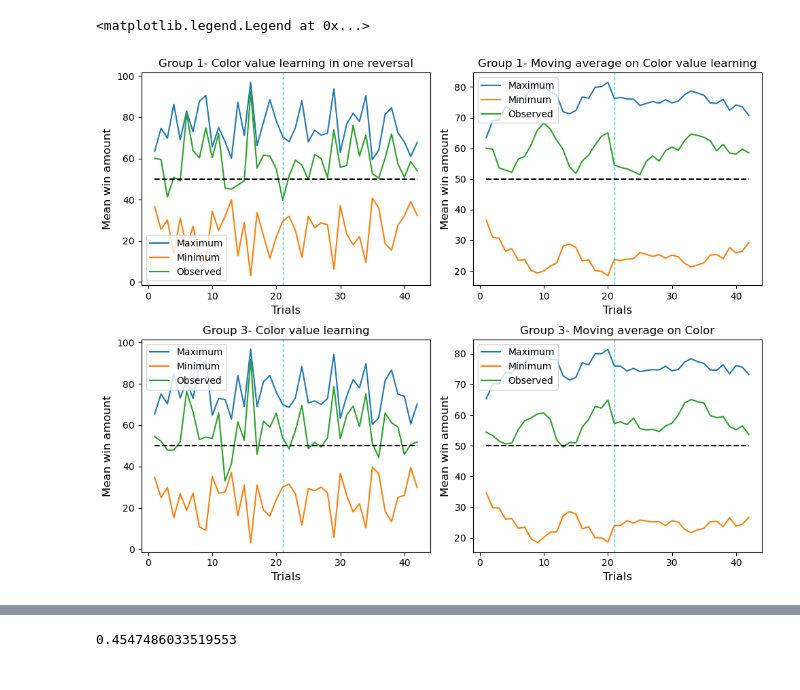
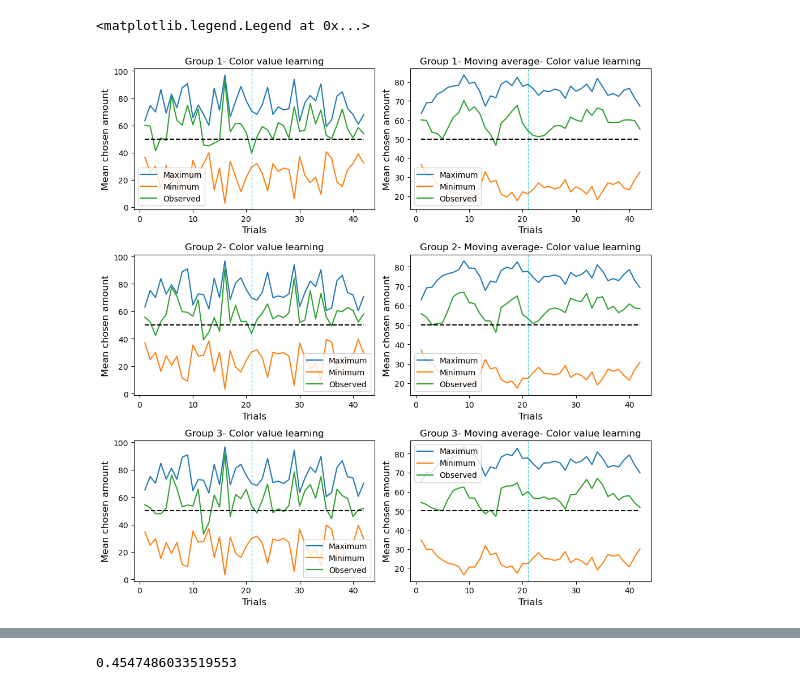
Before and after one commit to AGhaderi/ActStimRL, a Jupyter notebook: proceture/plot_amount_across_trial.ipynb, the cells around one changed output, grey strips where cells are left out. Saved outputs shown, nothing was run; the diff lists cells and outputs as text; code cells hidden in the pictures.

Commit message:
Choice point proportion plots

```diff
--- a/proceture/plot_amount_across_trial.ipynb
+++ b/proceture/plot_amount_across_trial.ipynb
@@ -204,57 +105,122 @@ mean_3_g3 = behAllCond_winAmtMin_chosedWinAmt_mean[behAllCond_winAmtMin_chosedWi
 windows_mean_3_g3 = mean_3_g3.rolling(window=window_size, min_periods=1)
 moving_averages_mean_3_g3 = windows_mean_3_g3.mean()
 # %%
-fig = plt.figure(figsize=(10,8), tight_layout=True)
-row = 2
+fig = plt.figure(figsize=(10,10), tight_layout=True)
+row = 3
 column = 2
 
 fig.add_subplot(row, column, 1)
 plt.plot(x_1_g1, mean_1_g1)
 plt.plot(x_2_g1, mean_2_g1)
 plt.plot(x_3_g1, mean_3_g1)
-plt.axvline(x = 21, color='c', linestyle='--', linewidth=1, alpha=.7)
+if reverse==21:
+    plt.axvline(x = 21, color='c', linestyle='--', linewidth=1, alpha=.7)
+else:
+    plt.axvline(x = 14, color='c', linestyle='--', linewidth=1, alpha=.7)
+    plt.axvline(x = 28, color='c', linestyle='--', linewidth=1, alpha=.7)
 plt.plot(x_1_g1, np.mean([mean_1_g1, mean_2_g1], axis=0), color='black' , linestyle='--')
-plt.title('Group 1- Color value learning in one reversal')
+if block=='Act':
+    plt.title('Group 1- Action value learning')
+else:
+     plt.title('Group 1- Color value learning')
 plt.xlabel('Trials', fontsize='12')
-plt.ylabel('Mean win amount', fontsize='12')
+plt.ylabel('Mean chosen amount', fontsize='12')
 plt.legend(['Maximum', 'Minimum', 'Observed'])
 
 fig.add_subplot(row, column, 2)
 plt.plot(x_1_g1, moving_averages_mean_1_g1)
 plt.plot(x_2_g1, moving_averages_mean_2_g1)
 plt.plot(x_3_g1, moving_averages_mean_3_g1)
-plt.axvline(x = 21, color='c', linestyle='--', linewidth=1, alpha=.7)
+if reverse==21:
+    plt.axvline(x = 21, color='c', linestyle='--', linewidth=1, alpha=.7)
+else:
+    plt.axvline(x = 14, color='c', linestyle='--', linewidth=1, alpha=.7)
+    plt.axvline(x = 28, color='c', linestyle='--', linewidth=1, alpha=.7)
 plt.plot(x_1_g1, np.mean([moving_averages_mean_1_g1, moving_averages_mean_2_g1], axis=0), color='black' , linestyle='--')
-plt.title('Group 1- Moving average on Color value learning')
+if block=='Act':
+    plt.title('Group 1- Moving average- Action value learning')
+else:
+     plt.title('Group 1- Moving average- Color value learning')
 plt.xlabel('Trials', fontsize='12')
-plt.ylabel('Mean win amount', fontsize='12')
+plt.ylabel('Mean chosen amount', fontsize='12')
 plt.legend(['Maximum', 'Minimum', 'Observed'])
 
 
 fig.add_subplot(row, column, 3)
+plt.plot(x_1_g2, mean_1_g2)
+plt.plot(x_2_g2, mean_2_g2)
+plt.plot(x_3_g2, mean_3_g2)
+if reverse==21:
+    plt.axvline(x = 21, color='c', linestyle='--', linewidth=1, alpha=.7)
+else:
+    plt.axvline(x = 14, color='c', linestyle='--', linewidth=1, alpha=.7)
+    plt.axvline(x = 28, color='c', linestyle='--', linewidth=1, alpha=.7)
+plt.plot(x_1_g2, np.mean([mean_1_g2, mean_2_g2], axis=0), color='black' , linestyle='--')
+if block=='Act':
+    plt.title('Group 2- Action value learning')
+else:
+     plt.title('Group 2- Color value learning')
+plt.xlabel('Trials', fontsize='12')
+plt.ylabel('Mean chosen amount', fontsize='12')
+plt.legend(['Maximum', 'Minimum', 'Observed'])
+
+fig.add_subplot(row, column, 4)
+plt.plot(x_1_g2, moving_averages_mean_1_g2)
+plt.plot(x_2_g2, moving_averages_mean_2_g2)
+plt.plot(x_3_g2, moving_averages_mean_3_g2)
+if reverse==21:
+    plt.axvline(x = 21, color='c', linestyle='--', linewidth=1, alpha=.7)
+else:
+    plt.axvline(x = 14, color='c', linestyle='--', linewidth=1, alpha=.7)
+    plt.axvline(x = 28, color='c', linestyle='--', linewidth=1, alpha=.7)
+plt.plot(x_1_g2, np.mean([moving_averages_mean_1_g2, moving_averages_mean_2_g2], axis=0), color='black' , linestyle='--')
+if block=='Act':
+    plt.title('Group 2- Moving average- Action value learning')
+else:
+     plt.title('Group 2- Moving average- Color value learning')
+plt.xlabel('Trials', fontsize='12')
+plt.ylabel('Mean chosen amount', fontsize='12')
+plt.legend(['Maximum', 'Minimum', 'Observed'])
+
+
+fig.add_subplot(row, column, 5)
 plt.plot(x_1_g3, mean_1_g3)
 plt.plot(x_2_g3, mean_2_g3)
 plt.plot(x_3_g3, mean_3_g3)
-plt.axvline(x = 21, color='c', linestyle='--', linewidth=1, alpha=.7)
+if reverse==21:
+    plt.axvline(x = 21, color='c', linestyle='--', linewidth=1, alpha=.7)
+else:
+    plt.axvline(x = 14, color='c', linestyle='--', linewidth=1, alpha=.7)
+    plt.axvline(x = 28, color='c', linestyle='--', linewidth=1, alpha=.7)
 plt.plot(x_1_g3, np.mean([mean_1_g3, mean_2_g3], axis=0), color='black' , linestyle='--')
-plt.title('Group 3- Color value learning')
+if block=='Act':
+    plt.title('Group 3- Action value learning')
+else:
+     plt.title('Group 3- Color value learning')
 plt.xlabel('Trials', fontsize='12')
-plt.ylabel('Mean win amount', fontsize='12')
+plt.ylabel('Mean chosen amount', fontsize='12')
 plt.legend(['Maximum', 'Minimum', 'Observed'])
 
-fig.add_subplot(row, column, 4)
+fig.add_subplot(row, column, 6)
 plt.plot(x_1_g3, moving_averages_mean_1_g3)
 plt.plot(x_2_g3, moving_averages_mean_2_g3)
 plt.plot(x_3_g3, moving_averages_mean_3_g3)
-plt.axvline(x = 21, color='c', linestyle='--', linewidth=1, alpha=.7)
+if reverse==21:
+    plt.axvline(x = 21, color='c', linestyle='--', linewidth=1, alpha=.7)
+else:
+    plt.axvline(x = 14, color='c', linestyle='--', linewidth=1, alpha=.7)
+    plt.axvline(x = 28, color='c', linestyle='--', linewidth=1, alpha=.7)
 plt.plot(x_1_g3, np.mean([moving_averages_mean_1_g3, moving_averages_mean_2_g3], axis=0), color='black' , linestyle='--')
-plt.title('Group 3- Moving average on Color')
+if block=='Act':
+    plt.title('Group 3- Moving average- Action value learning')
+else:
+     plt.title('Group 3- Moving average- Color value learning')
 plt.xlabel('Trials', fontsize='12')
-plt.ylabel('Mean win amount', fontsize='12')
+plt.ylabel('Mean chosen amount', fontsize='12')
 plt.legend(['Maximum', 'Minimum', 'Observed'])
 # %% [output]
 <matplotlib.legend.Legend at 0x...>
-[figure, old version]
+[figure, new version]
 # %%
 """Repetition Effect"""
 # Averaging Across participants for each trial
```
Also changed, not shown: parts of 5 cells of this notebook, 1 other file.
